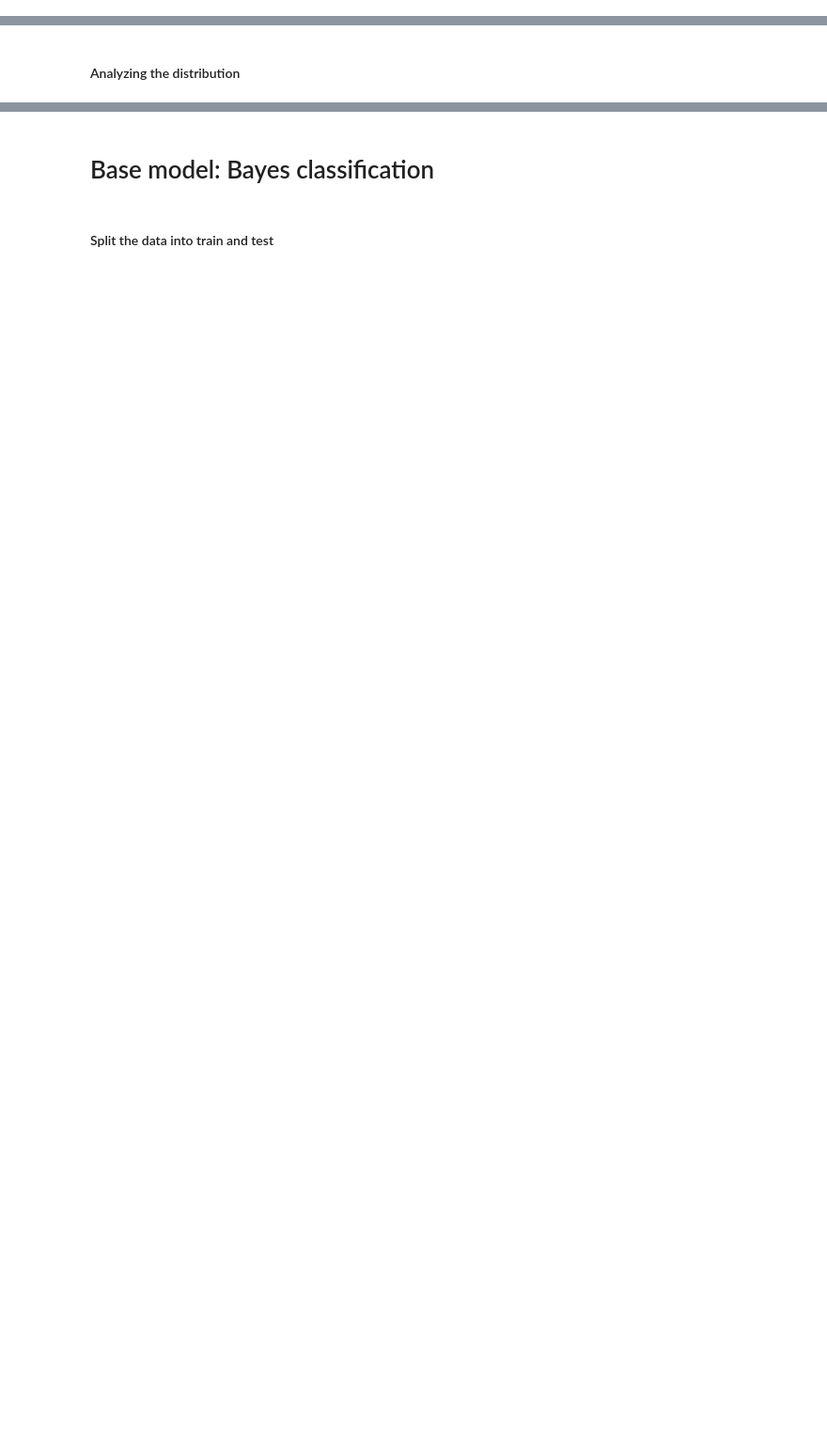
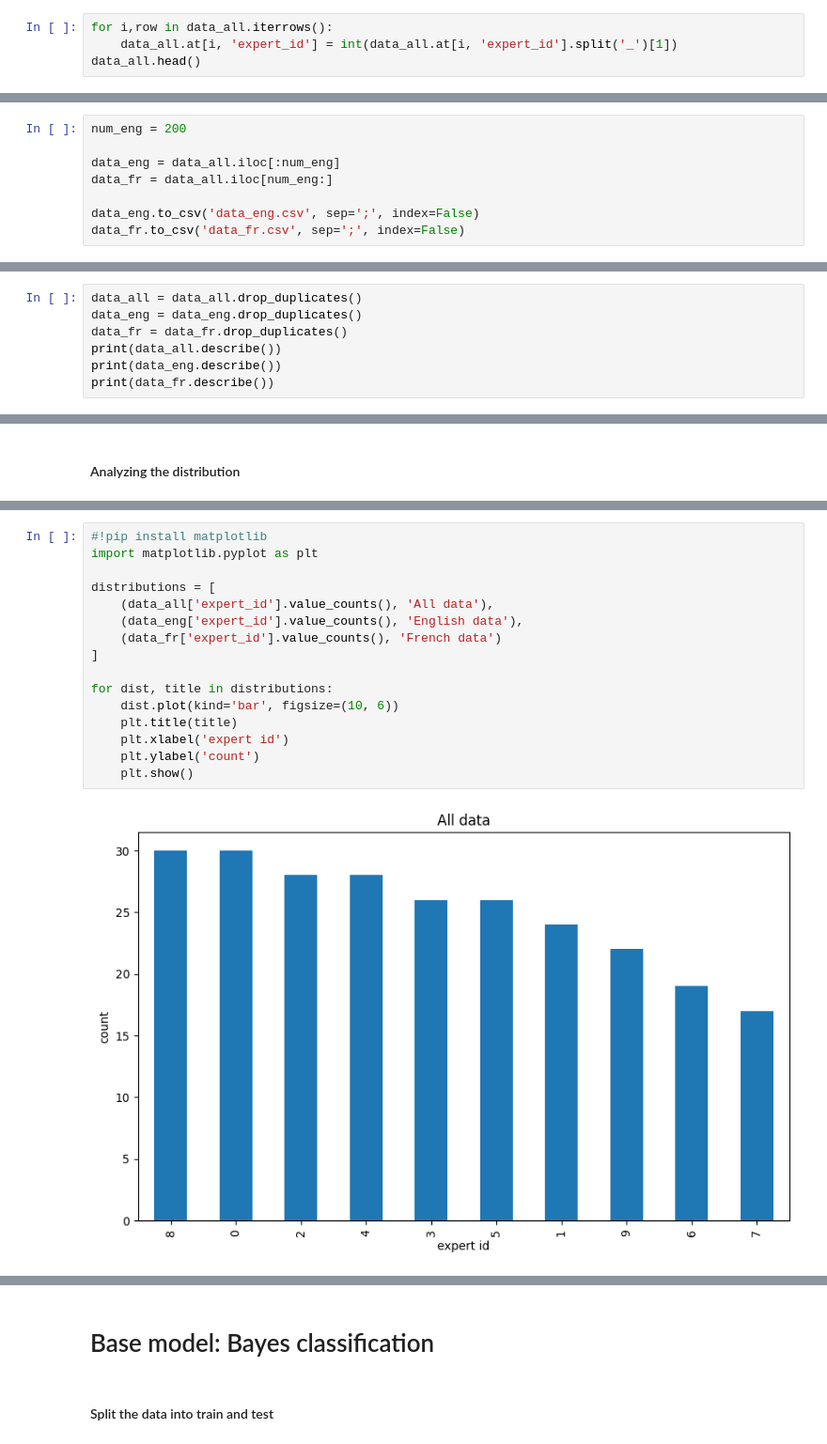
Before and after one commit to DavidSevic/expert-prediction-nlp, a Jupyter notebook: project.ipynb, the cells around one changed output, grey strips where cells are left out. Shown: that part at 94% size. Drawn from its saved outputs; the diff is of its cells as text; blank space fills up the shorter version.

```diff
--- a/project.ipynb
+++ b/project.ipynb
@@ -54,0 +86,4 @@ data.describe()
+# %%
+for i,row in data_all.iterrows():
+    data_all.at[i, 'expert_id'] = int(data_all.at[i, 'expert_id'].split('_')[1])
+data_all.head()
@@ -55 +99,9 @@ data.describe()
+# %%
+num_eng = 200
+
+data_eng = data_all.iloc[:num_eng]
+data_fr = data_all.iloc[num_eng:]
+
+data_eng.to_csv('data_eng.csv', sep=';', index=False)
+data_fr.to_csv('data_fr.csv', sep=';', index=False)
 # %% [markdown]
@@ -65,0 +109,7 @@ data.describe()
+# %%
+data_all = data_all.drop_duplicates()
+data_eng = data_eng.drop_duplicates()
+data_fr = data_fr.drop_duplicates()
+print(data_all.describe())
+print(data_eng.describe())
+print(data_fr.describe())
@@ -101,0 +134,18 @@ plt.show()
+# %%
+#!pip install matplotlib
+import matplotlib.pyplot as plt
+
+distributions = [
+    (data_all['expert_id'].value_counts(), 'All data'),
+    (data_eng['expert_id'].value_counts(), 'English data'),
+    (data_fr['expert_id'].value_counts(), 'French data')
+]
+
+for dist, title in distributions:
+    dist.plot(kind='bar', figsize=(10, 6))
+    plt.title(title)
+    plt.xlabel('expert id')
+    plt.ylabel('count')
+    plt.show()
+# %% [output]
+[figure, added]
```
Also changed, not shown: parts of 51 cells of this notebook.
